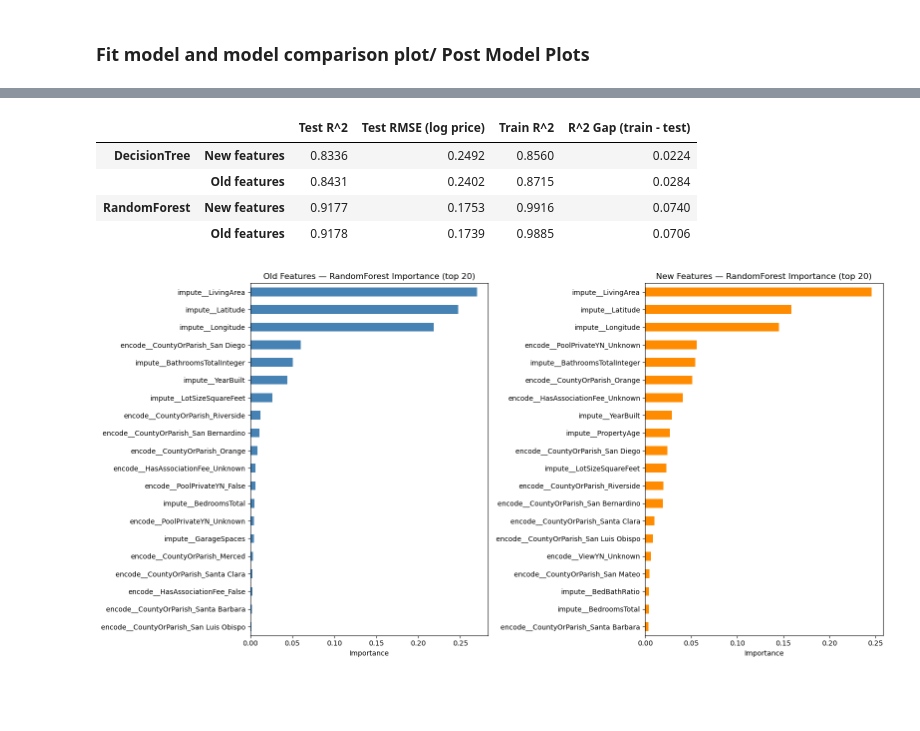
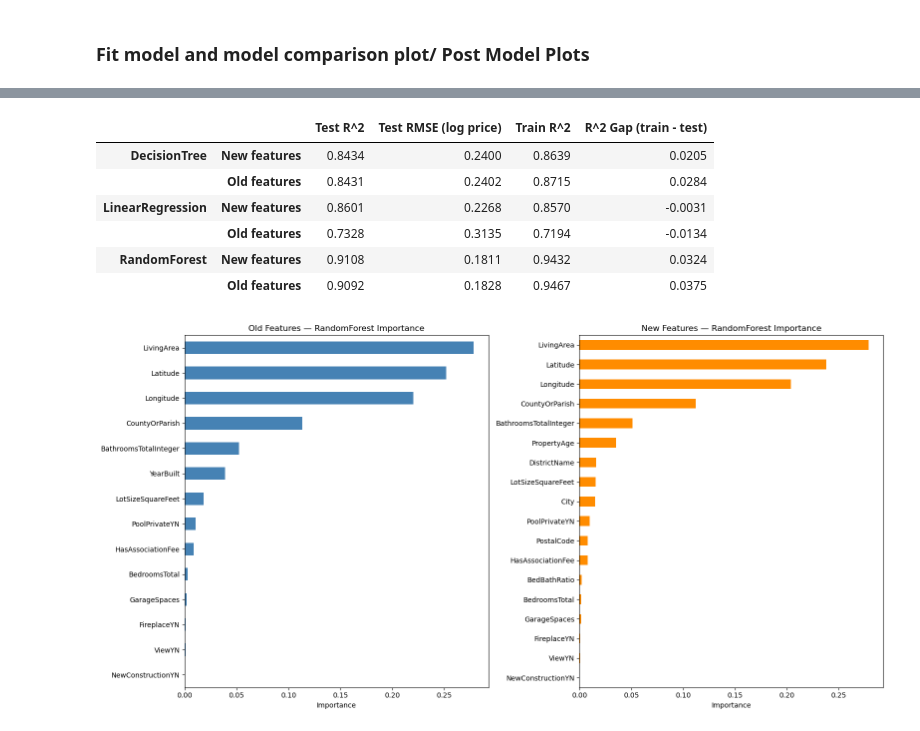
Before and after one commit to matthewviray/idx-exchange-project, a Jupyter notebook: notebooks/04_model_comparison.ipynb, the cells around one changed output, grey strips where cells are left out. Cells and saved outputs as stored; diff of their text form; code cells hidden in the pictures; blank space fills up the shorter version.

```diff
--- a/notebooks/04_model_comparison.ipynb
+++ b/notebooks/04_model_comparison.ipynb
@@ -251,6 +194,6 @@ multiple decision tree reducing varaiance and overfitting
 # %%
 # Post-model diagnostics — actual vs. predicted and residual distribution, per model
-fig, axes = plt.subplots(2, 2, figsize=(13, 10))
+fig, axes = plt.subplots(len(results), 2, figsize=(13, 5 * len(results)))
 
 for row, (name, res) in enumerate(results.items()):
     preds = res['pipeline'].predict(X_test)
@@ -299,11 +370,7 @@ the original (tuned) results above.
 # %%
-# Bed/bath ratio, property age, and seasonality
+# Bed/bath ratio and property age
 CRMLSSold_cleaned['BedBathRatio'] = CRMLSSold_cleaned['BedroomsTotal'] / CRMLSSold_cleaned['BathroomsTotalInteger'].replace(0, np.nan)
 CRMLSSold_cleaned['PropertyAge'] = CRMLSSold_cleaned['CloseDate'].dt.year - CRMLSSold_cleaned['YearBuilt']
-
-# Seasonality — one-hot encoded close month (Jan-Dec) so each month gets its own
-# coefficient/split instead of assuming a smooth sinusoidal pattern
-CRMLSSold_cleaned['CloseMonthName'] = CRMLSSold_cleaned['CloseDate'].dt.strftime('%B')
 
 # School district join
 import geopandas as gpd
@@ -316,8 +383,16 @@ listings = gpd.GeoDataFrame(
     crs='EPSG:4326'
 )
 
+n_before_join = len(listings)
 listings = gpd.sjoin(listings, districts, how='left', predicate='within')
+
+
+n_dupes = listings.index.duplicated().sum()
+print(f"Rows duplicated by overlapping district polygons: {n_dupes:,} (dropped, kept first match)")
+listings = listings[~listings.index.duplicated(keep='first')]
 listings = listings.drop(columns=['geometry', 'index_right'])
+
+assert len(listings) == n_before_join, "Row count changed after dedup — join still producing extras"
 
 n_unmatched = listings['DistrictName'].isna().sum()
 print(f"Unmatched to a district: {n_unmatched:,} ({n_unmatched / len(listings):.2%})")
@@ -398,12 +479,14 @@ RandomForest  (params: {'max_depth': None, 'min_samples_leaf': 1, 'n_estimators'
 # %%
 # Old vs. new feature set — side-by-side comparison for both models
+# Both use the same fixed hyperparameters (see fixed_params above), so this
+# isolates the effect of the features rather than any tuning difference.
 rows = {}
 for name in model_classes:
     rows[(name, 'Old features')] = {
-        'Test R^2': tuned_results[name]['r2'],
-        'Test RMSE (log price)': tuned_results[name]['rmse'],
-        'Train R^2': tuned_results[name]['train_r2'],
-        'R^2 Gap (train - test)': tuned_results[name]['train_r2'] - tuned_results[name]['r2'],
+        'Test R^2': results[name]['r2'],
+        'Test RMSE (log price)': results[name]['rmse'],
+        'Train R^2': results[name]['train_r2'],
+        'R^2 Gap (train - test)': results[name]['train_r2'] - results[name]['r2'],
     }
     rows[(name, 'New features')] = {
         'Test R^2': new_results[name]['r2'],
@@ -416,31 +499,49 @@ comparison_table = pd.DataFrame(rows).T.sort_index()
 comparison_table.round(4)
 # %% [output]
 |  |  | Test R^2 | Test RMSE (log price) | Train R^2 | R^2 Gap (train - test) |
-| DecisionTree | New features | 0.8336 | 0.2492 | 0.8560 | 0.0224 |
+| DecisionTree | New features | 0.8434 | 0.2400 | 0.8639 | 0.0205 |
 |  | Old features | 0.8431 | 0.2402 | 0.8715 | 0.0284 |
-| RandomForest | New features | 0.9177 | 0.1753 | 0.9916 | 0.0740 |
-|  | Old features | 0.9178 | 0.1739 | 0.9885 | 0.0706 |
+| LinearRegression | New features | 0.8601 | 0.2268 | 0.8570 | -0.0031 |
+|  | Old features | 0.7328 | 0.3135 | 0.7194 | -0.0134 |
+| RandomForest | New features | 0.9108 | 0.1811 | 0.9432 | 0.0324 |
+|  | Old features | 0.9092 | 0.1828 | 0.9467 | 0.0375 |
 # %%
-# Feature importance — old vs. new feature set, Random Forest
-old_feature_names = tuned_results['RandomForest']['pipeline'].named_steps['preprocessor'].get_feature_names_out()
-old_importances = tuned_results['RandomForest']['pipeline'].named_steps['model'].feature_importances_
-old_feat_imp = pd.Series(old_importances, index=old_feature_names).sort_values(ascending=True)
+# Feature importance — old vs. new feature set, Random Forest, grouped back to
+# the original feature name (not per-category one-hot columns)
+def group_importance_new(feature_names, values):
+    base_cols = categorical_cols + ['DistrictName', 'PostalCode', 'City']
+    grouped = {}
+    for fname, val in zip(feature_names, values):
+        short = fname.split('__', 1)[1] if '__' in fname else fname
+        base = None
+        for c in base_cols:
+            if short == c or short.startswith(c + '_'):
+                base = c
+                break
+        if base is None:
+            base = short
+        grouped[base] = grouped.get(base, 0) + val
+    return pd.Series(grouped)
+
+old_feature_names = results['RandomForest']['pipeline'].named_steps['preprocessor'].get_feature_names_out()
+old_importances = results['RandomForest']['pipeline'].named_steps['model'].feature_importances_
+old_feat_imp = group_importance(old_feature_names, old_importances).sort_values(ascending=True)
 
 new_feature_names = new_results['RandomForest']['pipeline'].named_steps['preprocessor'].get_feature_names_out()
 new_importances = new_results['RandomForest']['pipeline'].named_steps['model'].feature_importances_
-new_feat_imp = pd.Series(new_importances, index=new_feature_names).sort_values(ascending=True)
+new_feat_imp = group_importance_new(new_feature_names, new_importances).sort_values(ascending=True)
 
 fig, axes = plt.subplots(1, 2, figsize=(16, 8))
 
-old_feat_imp.tail(20).plot(kind='barh', ax=axes[0], color='steelblue')
+old_feat_imp.plot(kind='barh', ax=axes[0], color='steelblue')
 axes[0].set_xlabel('Importance')
-axes[0].set_title('Old Features — RandomForest Importance (top 20)')
+axes[0].set_title('Old Features — RandomForest Importance')
 
-new_feat_imp.tail(20).plot(kind='barh', ax=axes[1], color='darkorange')
+new_feat_imp.plot(kind='barh', ax=axes[1], color='darkorange')
 axes[1].set_xlabel('Importance')
-axes[1].set_title('New Features — RandomForest Importance (top 20)')
+axes[1].set_title('New Features — RandomForest Importance')
 
 plt.tight_layout()
 plt.show()
 # %% [output]
-[figure, old version]
+[figure, new version]
```
Also changed, not shown: parts of 16 cells of this notebook, 3 other files.
